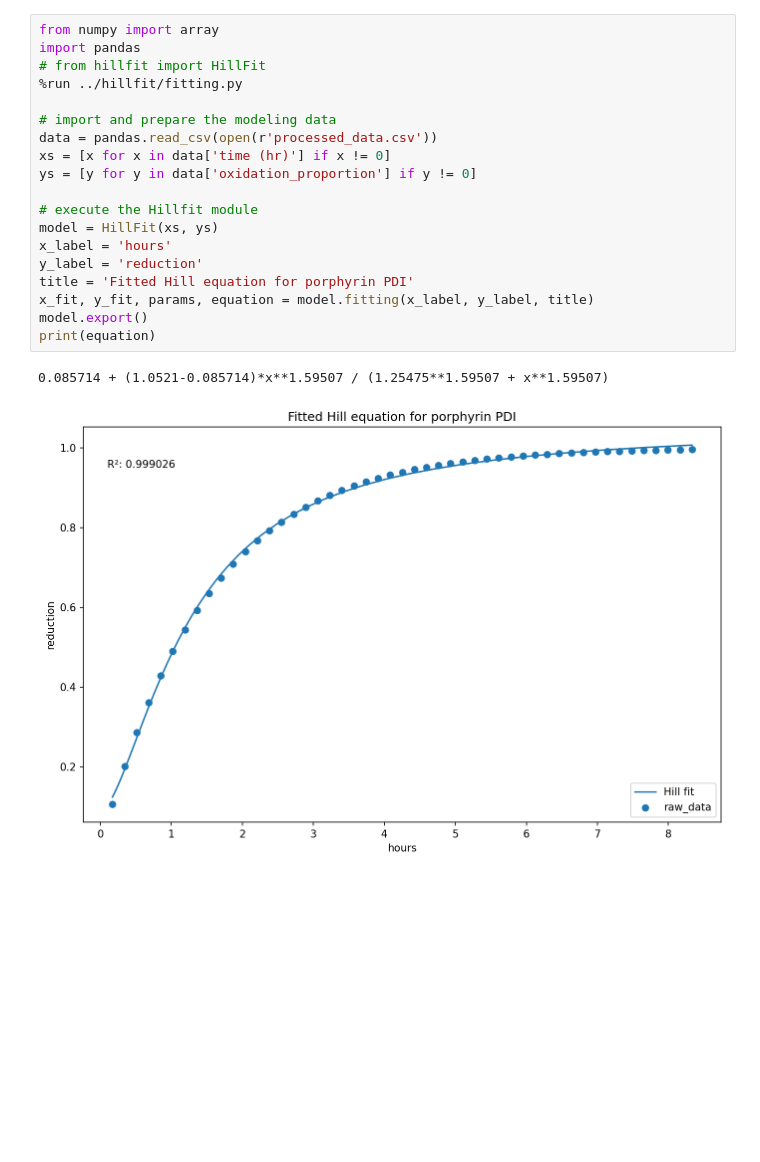
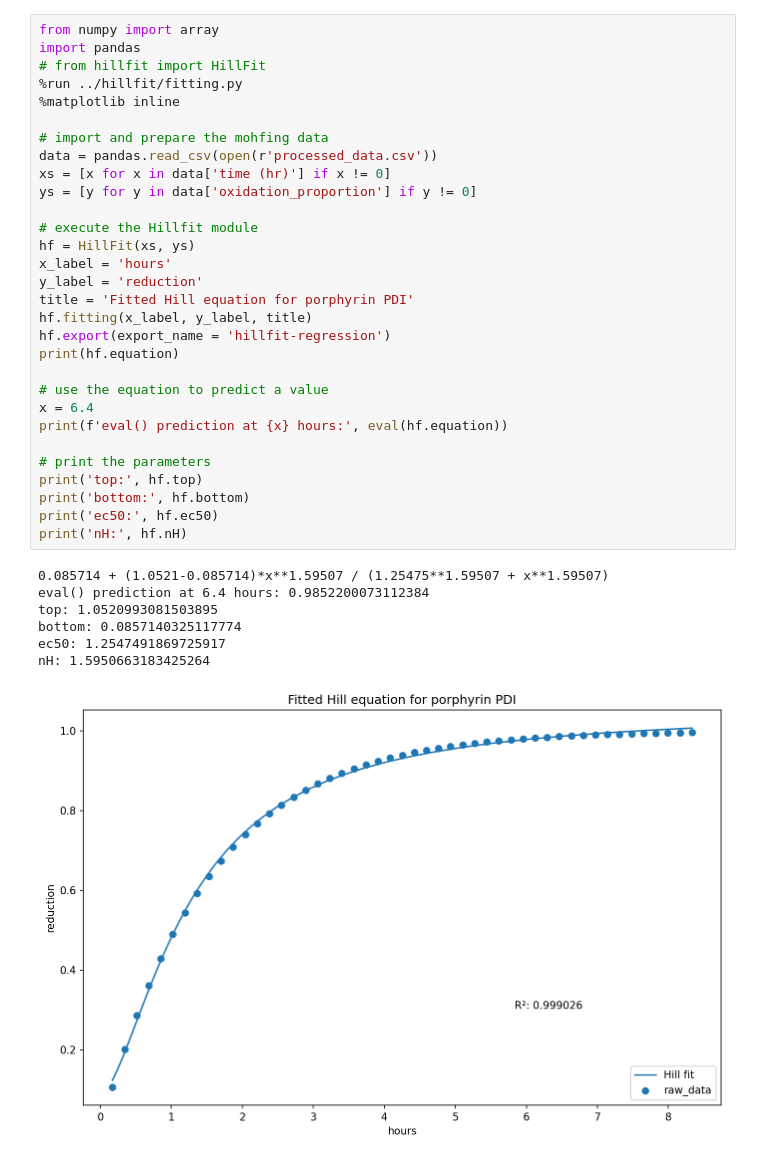
Before and after one commit to himoto/hillfit, a Jupyter notebook: examples/modeling_data.ipynb, the cells around one changed output. Drawn from its saved outputs; the diff is of its cells as text; blank space fills up the shorter version.

```diff
--- a/examples/modeling_data.ipynb
+++ b/examples/modeling_data.ipynb
@@ -1,22 +1,38 @@
 # %%
 from numpy import array
 import pandas
 # from hillfit import HillFit
 %run ../hillfit/fitting.py
+%matplotlib inline
 
-# import and prepare the modeling data
+# import and prepare the mohfing data
 data = pandas.read_csv(open(r'processed_data.csv'))
 xs = [x for x in data['time (hr)'] if x != 0]
 ys = [y for y in data['oxidation_proportion'] if y != 0]
 
 # execute the Hillfit module
-model = HillFit(xs, ys)
+hf = HillFit(xs, ys)
 x_label = 'hours'
 y_label = 'reduction'
 title = 'Fitted Hill equation for porphyrin PDI'
-x_fit, y_fit, params, equation = model.fitting(x_label, y_label, title)
-model.export()
-print(equation)
+hf.fitting(x_label, y_label, title)
+hf.export(export_name = 'hillfit-regression')
+print(hf.equation)
+
+# use the equation to predict a value
+x = 6.4
+print(f'eval() prediction at {x} hours:', eval(hf.equation))
+
+# print the parameters
+print('top:', hf.top)
+print('bottom:', hf.bottom)
+print('ec50:', hf.ec50)
+print('nH:', hf.nH)
 # %% [output]
 0.085714 + (1.0521-0.085714)*x**1.59507 / (1.25475**1.59507 + x**1.59507)
+eval() prediction at 6.4 hours: 0.9852200073112384
+top: 1.0520993081503895
+bottom: 0.0857140325117774
+ec50: 1.2547491869725917
+nH: 1.5950663183425264
-[figure, old version]
+[figure, new version]
```
Also changed, not shown: 14 other files.
